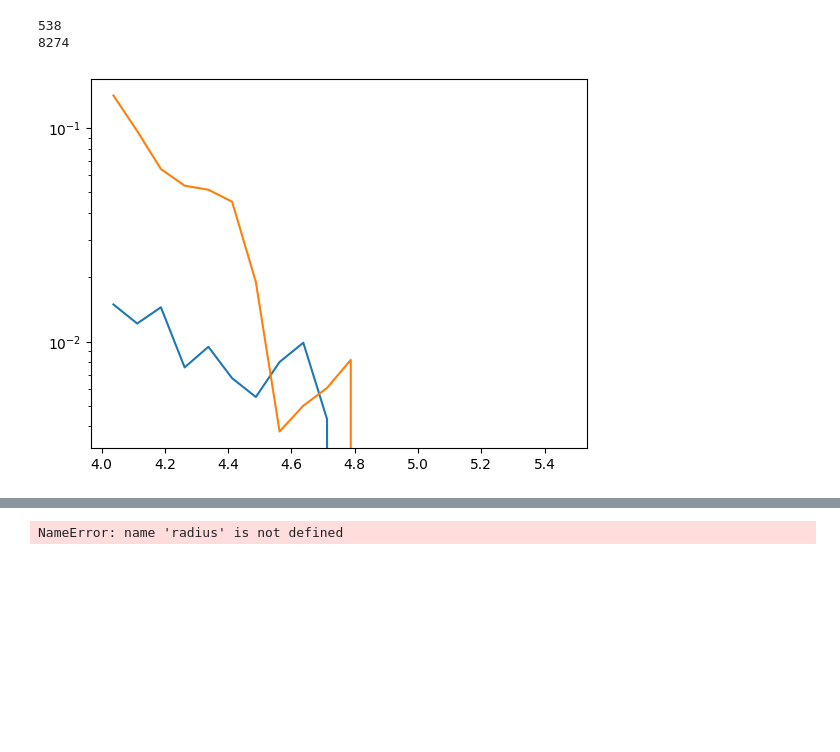
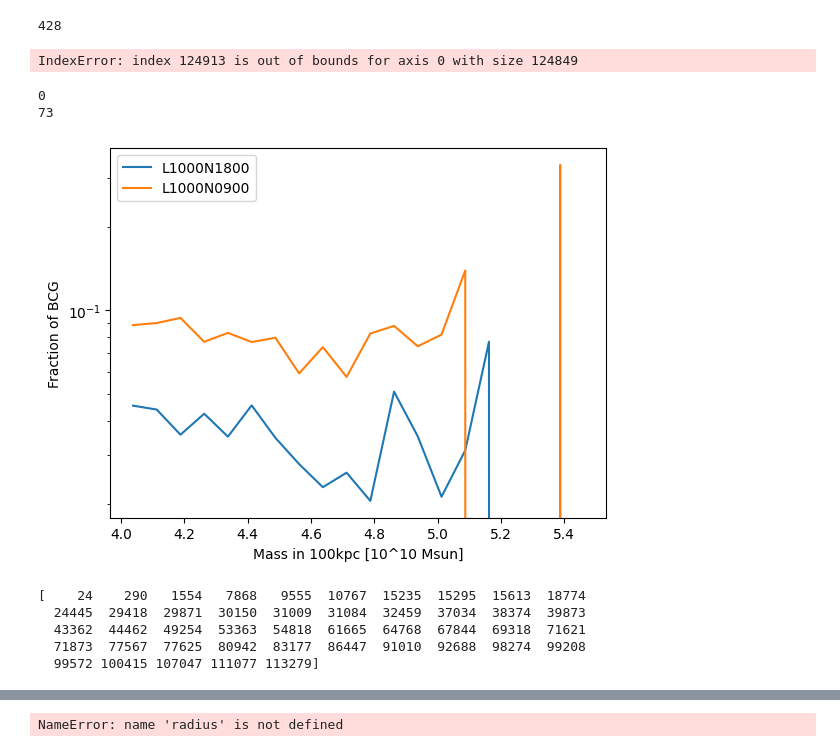
Before and after one commit to yjqqyjq/code, a Jupyter notebook: plot_halos.ipynb, the cells around one changed output, grey strips where cells are left out. Cells and saved outputs as stored; diff of their text form; code cells hidden in the pictures; blank space fills up the shorter version.

```diff
--- a/plot_halos.ipynb
+++ b/plot_halos.ipynb
@@ -152,27 +220,77 @@ ax.hist(ratiomass[Brightids!=cebtralid],alpha=0.5,bins=10**(np.linspace(-4,1,50)
+# %%
+path="/Users/24756376/data/Flamingo/L1000N0900/"
+f=h5py.File(path+'massBCG_exr100kpc.hdf5','r')
+mainid=np.array(f["PartType0"]["mainid"])
+BCGid=np.array(f["PartType0"]["BCGid"])
+print(len(BCGid[(mainid!=BCGid)*(BCGid!=-1)]))
+#mainid=mainid[BCGid!=-1]
+#BCGid=BCGid[BCGid!=-1]
+f.close()
+comb=np.zeros((len(mainmass2),3))
+#lb=ms[np.isin(ids,Brightids)]/0.068
+#l2b=ms[np.isin(ids,Bright2ndid)]/0.068
+
+for i in range(0,len(mainmass2)):
+#  lb[i]=ms[int(Brightids[i])]/0.068#/star_lumz[int(Brightids[i])]
+#  l2b[i]=ms[int(Bright2ndid[i])]/0.068#/star_lumz[int(Bright2ndid[i])]
+  comb[i]=com_star2[int(BCGid[i])]
+d=comb-mbpc2
+
+ratiomass=np.sqrt(d[:,0]**2+d[:,1]**2+d[:,2]**2)/r200c2
+fig=plt.figure()
+ax=plt.subplot(1,1,1)
+ax.hist(ratiomass[mainid==BCGid],alpha=0.5,bins=10**(np.linspace(-4,-1,50)),label="mostmassive is center")
+ax.hist(ratiomass[mainid!=BCGid],alpha=0.5,bins=10**(np.linspace(-4,1,50)),label="mostmassive is not center")
+ax.set_xscale('log')
+ax.set_yscale('log')
+
+ax.set_xlabel("D between mbp and CoM_mostmassive(<100kpc)/Mpc")
+ax.set_ylabel("N")
+ax.vlines(x=0.01,ymin=10**-0.5,ymax=10**3.5,color='k',linestyle='dashed',label="softening")
+ax.legend()
+# %% [output]
+428
+IndexError: index 124913 is out of bounds for axis 0 with size 124849
 # %%
-f=h5py.File('/Users/24756376/data/Flamingo/L1000N1800/massBCG_exr3000kpc.hdf5','r')
+f=h5py.File('/Users/24756376/data/Flamingo/L1000N1800/massBCG_exr100kpc.hdf5','r')
 s=f["PartType0"]
 fBCG=np.array(s['fBCG'])
 massbin=np.array(s['massbin'])
 mainid=np.array(s['mainid'])
 BCGid=np.array(s['BCGid'])
 f.close()
-f=h5py.File('/Users/24756376/data/Flamingo/L1000N0900/massBCG_exr3000kpc.hdf5','r')
+f=h5py.File('/Users/24756376/data/Flamingo/L1000N0900/massBCG_exr100kpc.hdf5','r')
 s=f["PartType0"]
 fBCG2=np.array(s['fBCG'])
 massbin2=np.array(s['massbin'])
 mainid2=np.array(s['mainid'])
 BCGid2=np.array(s['BCGid'])
 f.close()
 print(len(mainid[BCGid==-1]))
 print(len(mainid2[BCGid2==-1]))
 fig=plt.figure()
 ax=plt.subplot(1,1,1)
 ax.plot(massbin,fBCG,label="L1000N1800")
 ax.plot(massbin2,fBCG2,label="L1000N0900")
+ax.set_xlabel('Mass in 100kpc [10^10 Msun]')
+ax.set_ylabel('Fraction of BCG')
+ax.legend()
 #ax.set_xbound(4,5.2)
 ax.set_yscale('log')
 # %% [output]
-538
-8274
+0
+73
-[figure, old version]
+[figure, new version]
+# %%
+f=h5py.File('/Users/24756376/data/Flamingo/L1000N0900/massBCG_exr100kpc.hdf5','r')
+s=f["PartType0"]
+mainid2=np.array(s['mainid'])
+BCGid2=np.array(s['BCGid'])
+f.close()
+print(mainid2[(mainid2!=BCGid2)*(mainms2<20)])
+# %% [output]
+[    24    290   1554   7868   9555  10767  15235  15295  15613  18774
+  24445  29418  29871  30150  31009  31084  32459  37034  38374  39873
+  43362  44462  49254  53363  54818  61665  64768  67844  69318  71621
+  71873  77567  77625  80942  83177  86447  91010  92688  98274  99208
+  99572 100415 107047 111077 113279]
```
Also changed, not shown: parts of 3 cells of this notebook, 9 other files.
